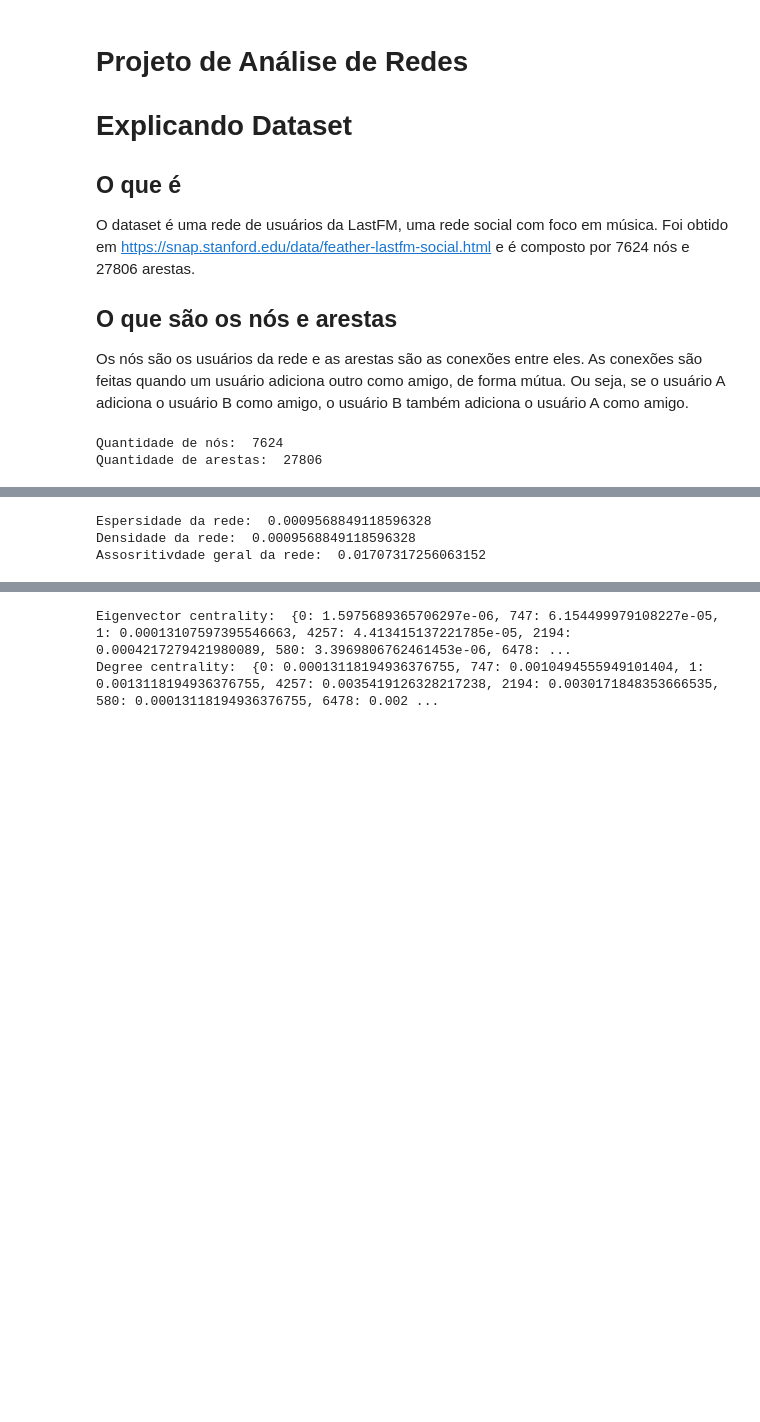
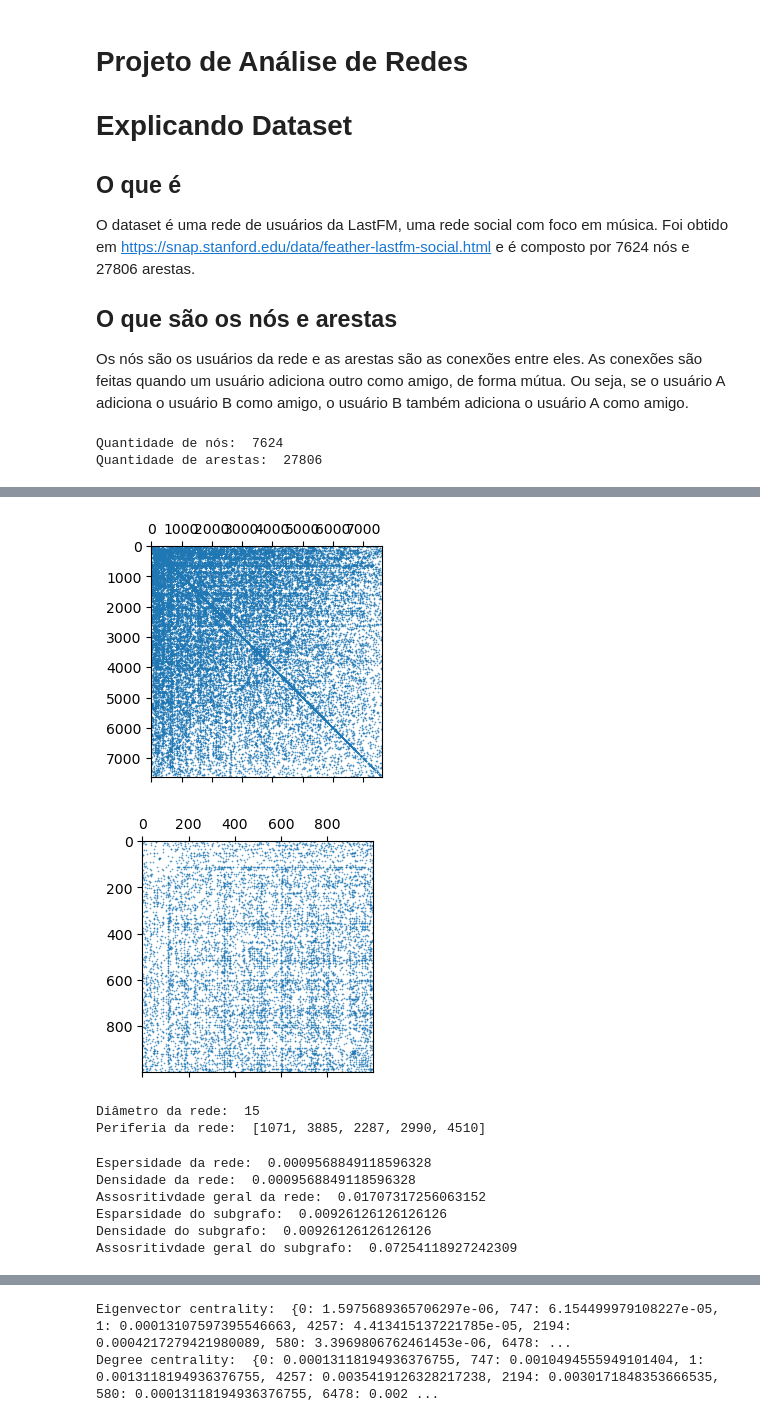
Before and after one commit to ZariTen/projeto_analise_redes, a Jupyter notebook: projeto.ipynb, the cells around one changed output, grey strips where cells are left out. Cells and saved outputs as stored; diff of their text form; code cells hidden in the pictures; blank space fills up the shorter version.

Commit message:
adicionar subgrafo

```diff
--- a/projeto.ipynb
+++ b/projeto.ipynb
@@ -27,0 +30,5 @@ Quantidade de arestas:  27806
+# %%
+# Gerando subgrafo
+subgrafo = G.subgraph(list(G.nodes())[0:1000])
+print('Quantidade de nós do subgrafo: ', subgrafo.number_of_nodes())
+print('Quantidade de arestas do subgrafo: ', subgrafo.number_of_edges())
@@ -28,14 +46,26 @@ Quantidade de arestas:  27806
 # %%
 # Matriz de adjacência
 matriz_adj = nx.adjacency_matrix(G)
 adj_coo = matriz_adj.tocoo()
-plt.figure(figsize=(15,15))
-plt.spy(matriz_adj, markersize=0.1)
+plt.figure(figsize=(3,3))
+plt.spy(matriz_adj, markersize=0.2)
+plt.show()
+
+# Matriz de adjacência do subgrafo
+matriz_adj_sub = nx.adjacency_matrix(subgrafo)
+adj_coo_sub = matriz_adj_sub.tocoo()
+plt.figure(figsize=(3,3))
+plt.spy(matriz_adj_sub, markersize=0.2)
 plt.show()
 
 # Diâmetro e periferia da rede
 print('Diâmetro da rede: ', nx.diameter(G))
 print('Periferia da rede: ', nx.periphery(G))
+# %% [output]
+[figure, added]
+[figure, added]
+Diâmetro da rede:  15
+Periferia da rede:  [1071, 3885, 2287, 2990, 4510]
 # %%
 # Espersidade e densidade da rede
 print('Espersidade da rede: ', nx.density(G))
@@ -43,10 +73,20 @@ print('Densidade da rede: ', nx.density(G))
 
 # Assosritivdade geral da rede
 print('Assosritivdade geral da rede: ', nx.degree_assortativity_coefficient(G))
+
+# Esparsidade e densidade do subgrafo
+print('Esparsidade do subgrafo: ', nx.density(subgrafo))
+print('Densidade do subgrafo: ', nx.density(subgrafo))
+
+# Assosritivdade geral do subgrafo
+print('Assosritivdade geral do subgrafo: ', nx.degree_assortativity_coefficient(subgrafo))
 # %% [output]
 Espersidade da rede:  0.0009568849118596328
 Densidade da rede:  0.0009568849118596328
 Assosritivdade geral da rede:  0.01707317256063152
+Esparsidade do subgrafo:  0.00926126126126126
+Densidade do subgrafo:  0.00926126126126126
+Assosritivdade geral do subgrafo:  0.07254118927242309
 # %%
 # Visualização do Hisograma de distribuição impírica de grau
 graus = [G.degree(n) for n in G.nodes()]
```
Also changed, not shown: parts of 5 cells of this notebook.
